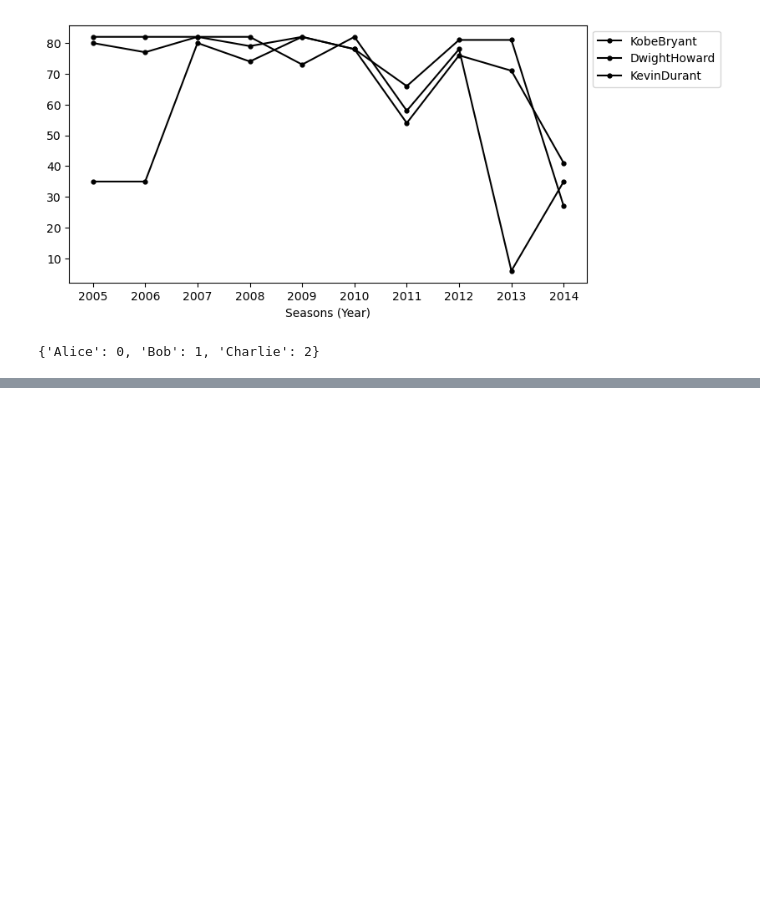
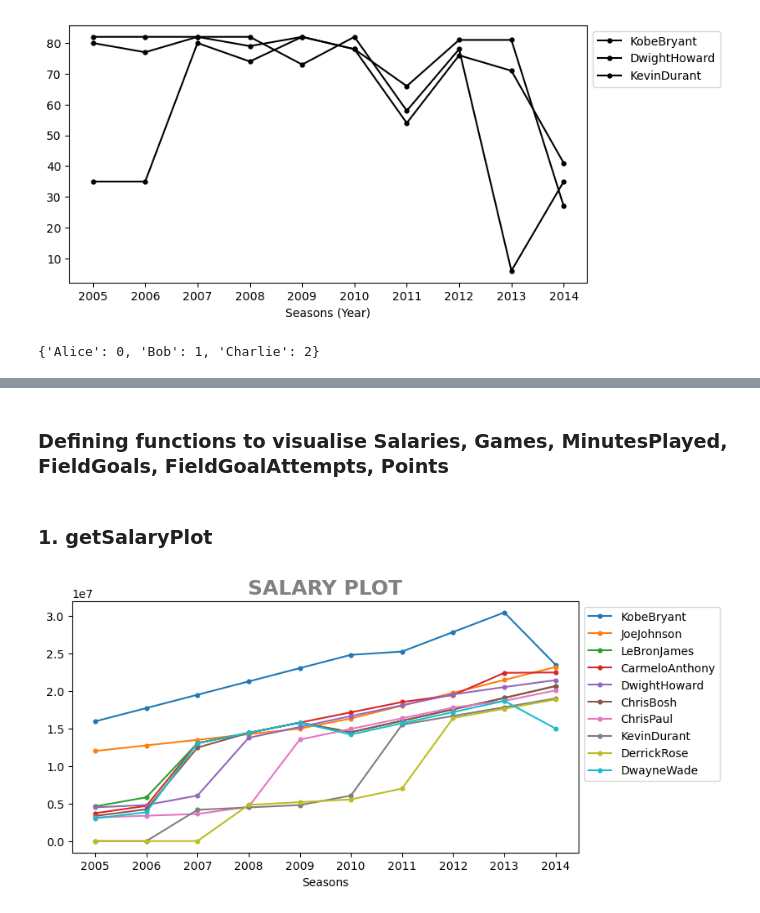
Before and after one commit to munigantiarun/python_data_analytics_udemy, a Jupyter notebook: 4.Matrices/ExpandedVisualisation.ipynb, the cells around one changed output, grey strips where cells are left out. Cells and saved outputs as stored; diff of their text form; code cells hidden in the pictures; blank space fills up the shorter version.

```diff
--- a/4.Matrices/ExpandedVisualisation.ipynb
+++ b/4.Matrices/ExpandedVisualisation.ipynb
@@ -396,0 +338,31 @@ Ya
+# %% [markdown]
+### Defining functions to visualise Salaries, Games, MinutesPlayed, FieldGoals, FieldGoalAttempts, Points
+# %% [markdown]
+###    1. getSalaryPlot
+# %%
+#Salary
+%matplotlib inline
+plt.rcParams['figure.figsize']=8,4
+
+font_settings = {
+    'fontsize': 18,        # Font size
+    'fontweight': 'bold',  # Font weight (e.g., 'normal', 'bold')
+    'color': 'GREY',     # Text color
+    'family': 'sans-serif'      # Font family (e.g., 'serif', 'sans-serif', 'monospace')
+}
+
+def getSalaryPlot(playerList):
+    plt.title('SALARY PLOT', fontdict=font_settings)
+    for player in playerList:
+        plt.plot(Salary[Pdict[player]], marker = 'o', ms = 3.4, label = player)
+
+    plt.legend(loc='upper left', bbox_to_anchor=(1,1))
+    plt.xticks(list(range(0,10)), Seasons)
+    plt.xlabel('Seasons')
+    plt.show()
+    plt.close()
+
+#getSalaryPlot(['KobeBryant','JoeJohnson','LeBronJames'])
+getSalaryPlot(Players)
+# %% [output]
+[figure, added]
```
Also changed, not shown: parts of 23 cells of this notebook, 2 other files.
